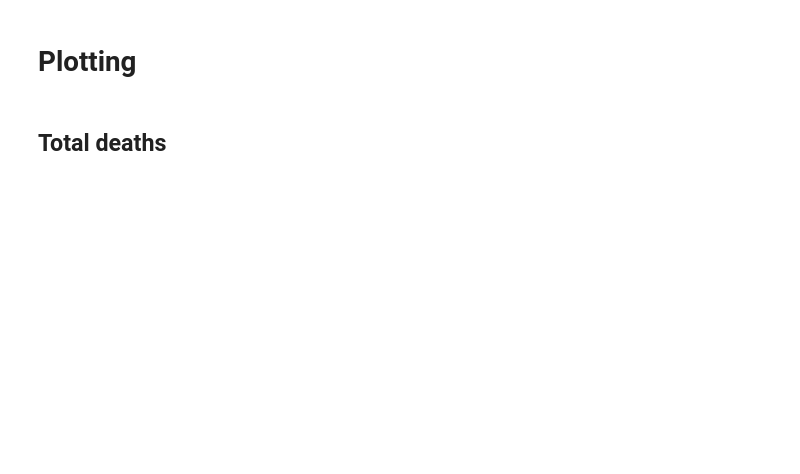
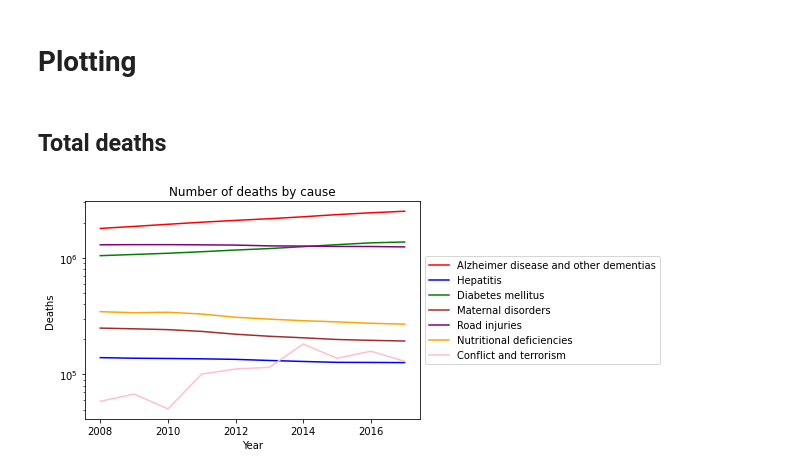
Before and after one commit to epfl-ada/ada-2021-project-hoja, a Jupyter notebook: test_death_data.ipynb, the cells around one changed output. Cells and saved outputs as stored; diff of their text form; code cells hidden in the pictures; blank space fills up the shorter version.

```diff
--- a/test_death_data.ipynb
+++ b/test_death_data.ipynb
@@ -209,14 +285,14 @@ def plot_line_chart(df, x_axis, y_axis, y_label, title, y_start_0 = False):
     if len(y_axis) > 7:
         y_axis = random.sample(y_axis, 7)
     ax = plt.gca()
-    plt.x_label = x_axis
-    plt.y_label = y_label
-    plt.label = title
     for i, col in enumerate(y_axis):
-        df.plot(kind='line', x=x_axis, y=col, ax=ax, color=COLORS[i%len(COLORS)], logy=True)
+        df.plot(kind='line', x=x_axis, y=col, ax=ax, color=COLORS[i%len(COLORS)], logy=True, title=title, xlabel=x_axis, ylabel=y_label)
     ax.legend(loc='center left', bbox_to_anchor=(1, 0.5))
     if y_start_0:
         ax.set_ylim(ymin=1)
+    plt.xlabel = x_axis
+    plt.ylabel = y_label
+    plt.title = title
     plt.show()
 # %%
 def plot_stacked_area_chart(df, x_axis, y_axis, y_label, title):
@@ -237 +308,6 @@ cause_columns = [e for e in tot_columns if e not in info_columns]
+# %%
+ex_cause_columns = random.sample(cause_columns, 7)
+plot_line_chart(world_death_df, "Year", ex_cause_columns, "Deaths", "Number of deaths by cause")
+# %% [output]
+[figure, added]
 # %%
```
Also changed, not shown: parts of 27 cells of this notebook.
